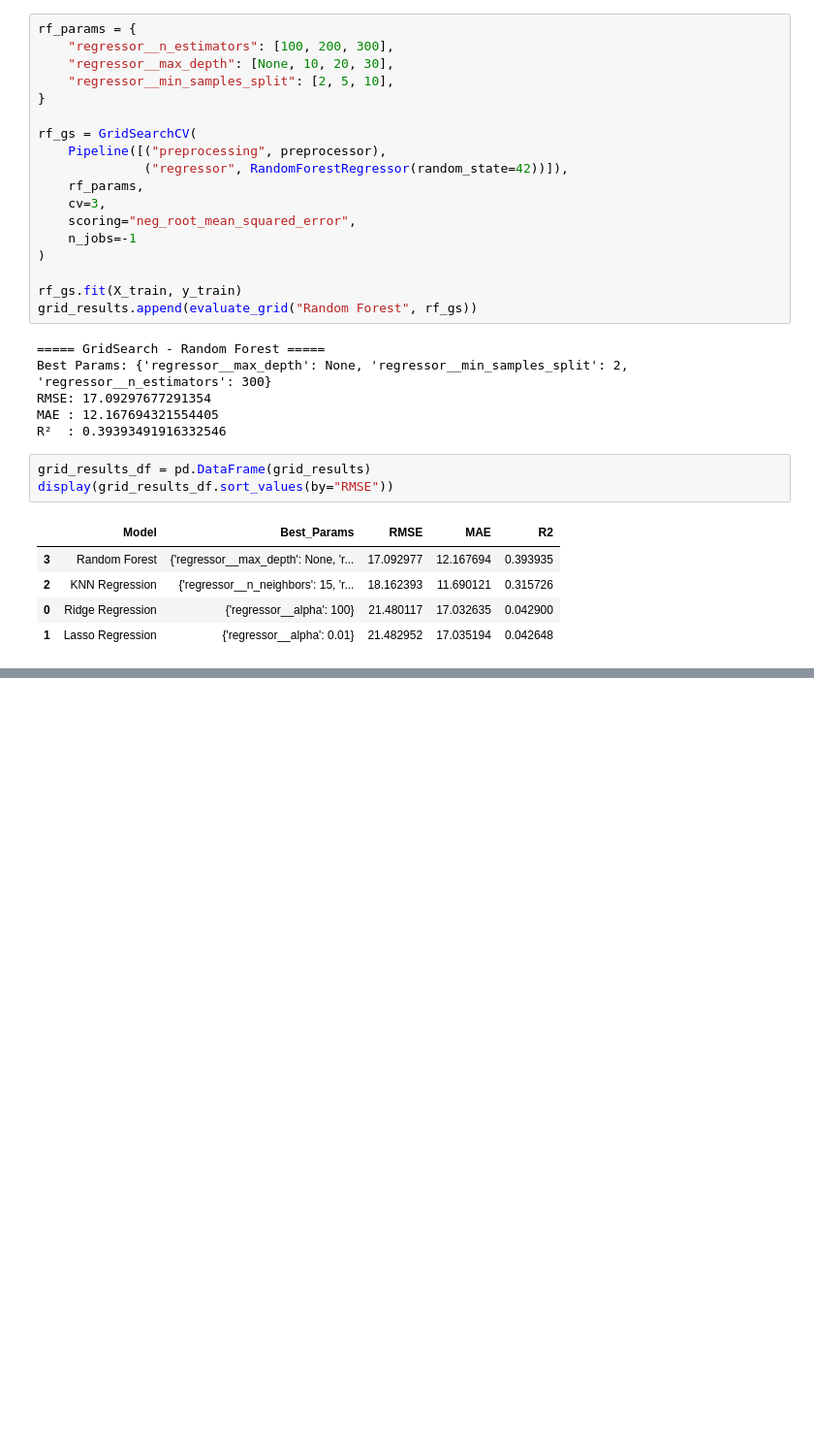
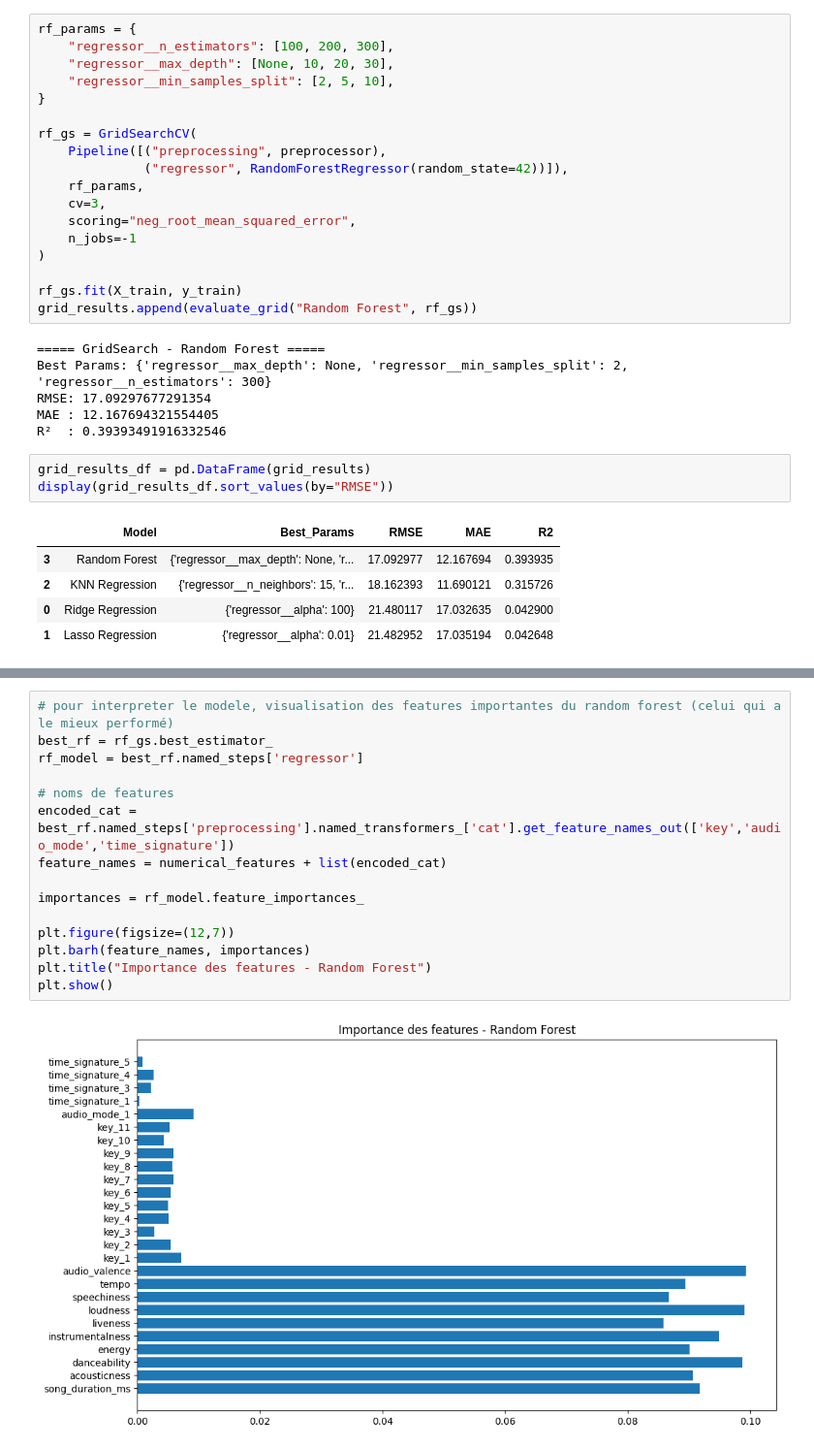
Before and after one commit to theobled/Project-Machine_Learning, a Jupyter notebook: Projet_Machine_Learning.ipynb, the cells around one changed output, grey strips where cells are left out. Shown at 97% size. Saved outputs shown, nothing was run; the diff lists cells and outputs as text; blank space fills up the shorter version.

```diff
--- a/Projet_Machine_Learning.ipynb
+++ b/Projet_Machine_Learning.ipynb
@@ -741,0 +756,17 @@ Pas d’analyse métier ("qu’est-ce qui rend une musique populaire ?")
+# %%
+# pour interpreter le modele, visualisation des features importantes du random forest (celui qui a le mieux performé)
+best_rf = rf_gs.best_estimator_
+rf_model = best_rf.named_steps['regressor']
+
+# noms de features
+encoded_cat = best_rf.named_steps['preprocessing'].named_transformers_['cat'].get_feature_names_out(['key','audio_mode','time_signature'])
+feature_names = numerical_features + list(encoded_cat)
+
+importances = rf_model.feature_importances_
+
+plt.figure(figsize=(12,7))
+plt.barh(feature_names, importances)
+plt.title("Importance des features - Random Forest")
+plt.show()
+# %% [output]
+[figure, added]
```
Also changed, not shown: parts of 4 cells of this notebook.
